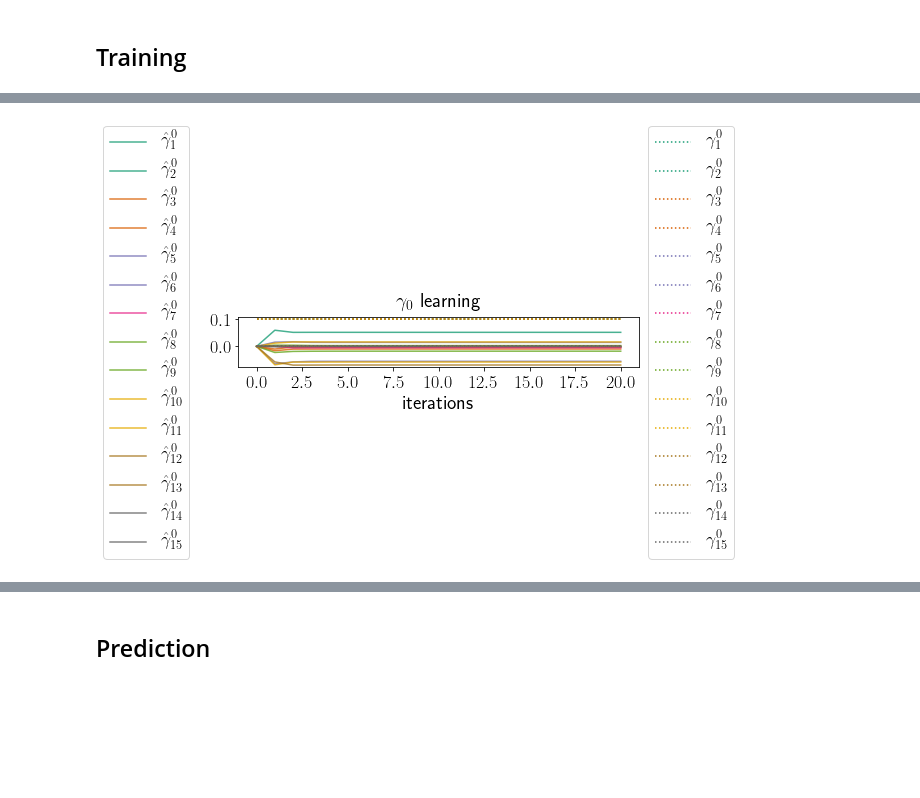
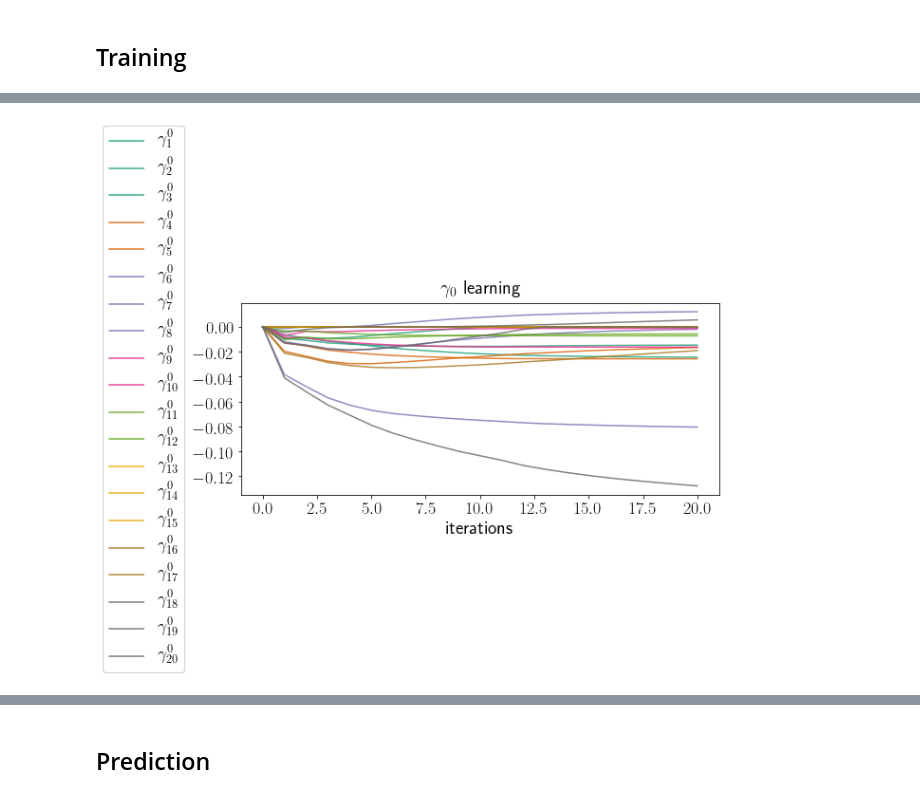
Before and after one commit to Califrais/flash, a Jupyter notebook: Lights tutorial.ipynb, the cells around one changed output, grey strips where cells are left out. Drawn from its saved outputs; the diff is of its cells as text; code cells hidden in the pictures; blank space fills up the shorter version.

```diff
--- a/Lights tutorial.ipynb
+++ b/Lights tutorial.ipynb
@@ -368,7 +367,8 @@ for train_index, test_index in rs.split(X):
     delta_test = delta[test_index]
     t_max_test = t_max[test_index]
     T_remaining_test = T_test - t_max_test
-    asso_feats_test = asso_feats[test_index]
+    #asso_feats_train = asso_feats[test_index]
+    Y_tsfresh_test = Y_tsfresh[Y_tsfresh.id.isin(test_index)]
 
     X_train = X[train_index]
     Y_train = Y.iloc[train_index, :]
@@ -376,16 +376,45 @@ for train_index, test_index in rs.split(X):
     delta_train = delta[train_index]
     t_max_train = t_max[train_index]
     T_remaining_train = T_train - t_max_train
-    asso_feats_train = asso_feats[train_index]
+    #asso_feats_train = asso_feats[train_index]
+    Y_tsfresh_train = Y_tsfresh[Y_tsfresh.id.isin(train_index)]
 
 print("%d%% for training, %d%% for testing."
       % ((1 - test_size) * 100, test_size * 100))
 # %% [output]
 70% for training, 30% for testing.
+# %%
+from tsfresh import extract_features
+from tsfresh.utilities.dataframe_functions import impute
+# extraction_settings = ComprehensiveFCParameters()
+n_ts_fresh_feat = 4
+fc_parameters = {
+    "mean": None,
+    "median": None,
+    "quantile": [{"q": 0.25}, {"q": 0.75}]
+}
+n_train = len(train_index)
+T_unique_train = np.unique(T_train)
+J_train = len(T_unique_train)
+asso_features_train = np.zeros((n_train, J_train, n_long_features * n_ts_fresh_feat))
+for j in range(J_train):
+    t = T_unique_train[j]
+    tmp = Y_tsfresh_train[Y_tsfresh_train.time < t]
+    ext_feat = extract_features(tmp, column_id="id",
+                                 column_sort="time",
+                                 column_kind="kind",
+                                 column_value="value",
+                                 default_fc_parameters=fc_parameters,
+                                 impute_function=impute
+                                 )
+    columns = np.sort(ext_feat.columns)
+    ext_feat["id"] = ext_feat.index.values
+    ext_feat = pd.merge(Y_tsfresh_train["id"].drop_duplicates(), ext_feat, how="left", on=["id"]).fillna(0)
+    asso_features_train[:, j] = ext_feat[columns]
 # %% [markdown]
 ## Training
 # %%
-from lights.inference import prox_QNMCEM
+from lights.inference import prox_QNEM
 
 ## Choose parameters ##
 tol = 1e-6            # tolerance for the convergence stopping criterion
@@ -397,9 +426,9 @@ warm_start = True     # at each L-BGFS-B iteration, reset beta to 0 or take
 grid_size = 30        # grid size for the cross validation procedure
 metric = 'C-index'    # cross-validation metric: 'log_lik' or 'C-index'
 
-learner = prox_QNMCEM(fixed_effect_time_order=1, max_iter=20, compute_obj=True, print_every=1,
+learner = prox_QNEM(fixed_effect_time_order=1, max_iter=20, compute_obj=True, print_every=1,
                l_pen_SGL=0.05, eta_sp_gp_l1=.7, l_pen_EN=0.05, initialize=True, S_k=S_k)
-learner.fit(X_train, Y_train, T_train, delta_train, asso_feats_train)
+learner.fit(X_train, Y_train, T_train, delta_train, asso_features_train)
 
 # Visualize learning
 visualize_vect_learning(learner, "obj")
@@ -510,11 +539,10 @@ plt.show()
 # %%
 # Visualize gamma_0
-true_gamma_0 = simu.asso_coeffs[0].reshape(-1, 1)
-to = len(true_gamma_0)+1
+to = len(learner.theta["gamma_0"])+1
 leg1 = [r"$\hat \gamma^0_{%s}$" % j for j in range(1, to)]
 leg2 = [r"$\gamma^0_{%s}$" % j for j in range(1, to)]
-visualize_vect_learning(learner, "gamma_0", r"$\gamma_0$", true_gamma_0, leg1, leg2)
+visualize_vect_learning(learner, "gamma_0", r"$\gamma_0$", leg1, leg2)
 # %% [output]
-[figure, old version]
+[figure, new version]
 # %%
 # Visualize gamma_1
```
Also changed, not shown: parts of 27 cells of this notebook.
